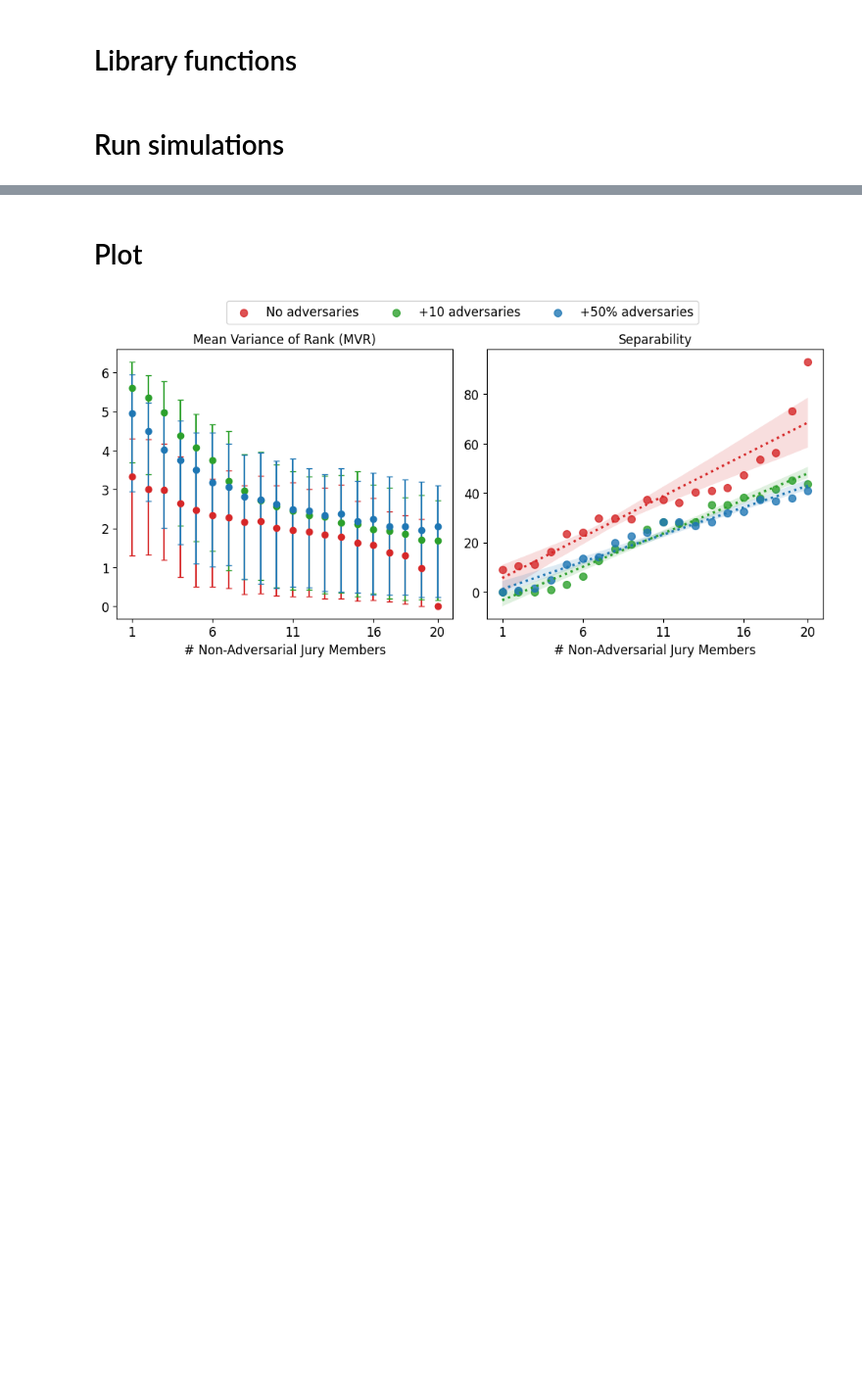
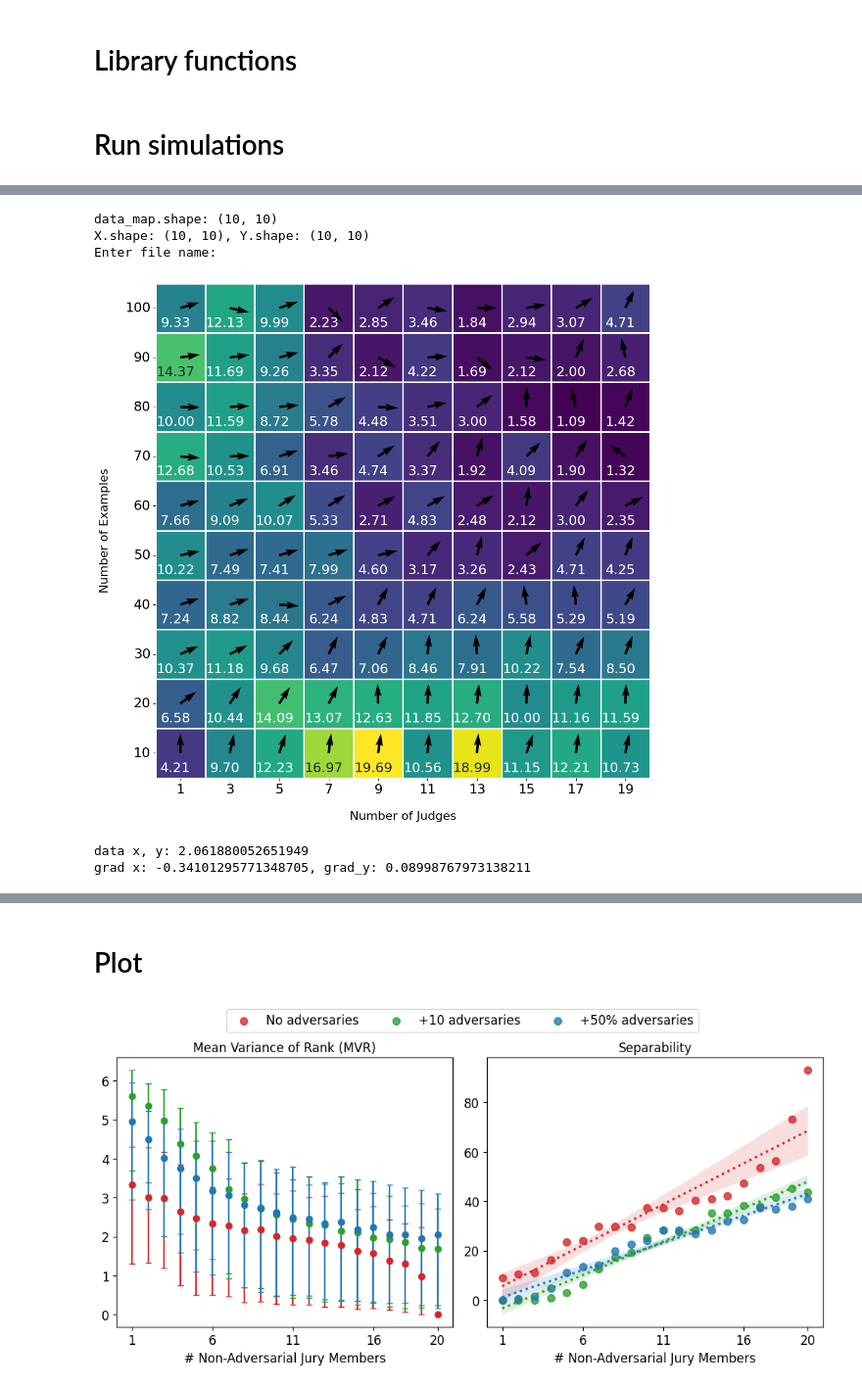
Before and after one commit to llm-council/llm-council, a Jupyter notebook: analysis/jury_ablation.ipynb, the cells around one changed output, grey strips where cells are left out. Shown at 98% size. Drawn from its saved outputs; the diff is of its cells as text; code cells hidden in the pictures; blank space fills up the shorter version.

```diff
--- a/analysis/jury_ablation.ipynb
+++ b/analysis/jury_ablation.ipynb
@@ -9,7 +9,7 @@ import math
 from sklearn.linear_model import LogisticRegression
 from collections import defaultdict
 
-REFERENCE_LLM = "qwen1.5-32B-Chat"
+REFERENCE_LLM_JUDGE = "qwen1.5-32B-Chat"
 # %% [markdown]
 # Load data
 # %%
@@ -435,0 +488,12 @@ def get_jury_ablation_stats(
+# %%
+from IPython.display import display
+
+SEPARABILITY = 'separability.mean'
+MVR = 'rank_std.mean'
+
+graph = SEPARABILITY
+data_map = pd.concat([d[graph] for d in reversed(data)], axis=1).T
+if (shrink := True):
+    data_map = data_map.iloc[:, ::2]
+display(data_map)
+data_map = data_map.to_numpy()
@@ -435,0 +512,62 @@ def get_jury_ablation_stats(
+# %%
+import matplotlib.pyplot as plt
+import seaborn as sns
+
+plt.rcParams.update({'font.size': 18})
+plt.figure(figsize=(12, 12))
+
+standard = False
+gradient_plot = not standard
+
+if (standard):
+    # Plot the heatmap
+    ax = sns.heatmap(data_map, annot=True, fmt=".2f", cmap="viridis", cbar=False, linewidths=2,
+                     yticklabels=range(100, 0, -10), xticklabels=range(1, 21, 2), annot_kws={"size": 18})
+    ax.set_aspect(1)
+    # ax.invert_yaxis()
+    plt.yticks(rotation=0)
+elif (gradient_plot):
+    # grad_x, grad_y = np.gradient([data_map[i, :] for i in range(data_map.shape[0]))
+    grad_x = np.vstack([np.gradient(data_map[i, :]) for i in range(data_map.shape[0])])
+    grad_y = np.vstack([np.gradient(data_map[:, i]) for i in range(data_map.shape[1])]).T
+
+    magnitude = np.sqrt(grad_x**2 + grad_y**2)
+    grad_x_norm, grad_y_norm = grad_x / (magnitude + 1e-5), grad_y / (magnitude + 1e-5)
+    ax = sns.heatmap(magnitude, annot=True, fmt=".2f", cmap="viridis", cbar=False, linewidths=2,
+                 yticklabels=range(100, 0, -10), xticklabels=range(1, 21, 2), annot_kws={"size": 18})
+    ax.set_aspect(1)
+    plt.yticks(rotation=0)
+
+    for text in ax.texts:
+        # Move the text slightly, e.g., to the top-left corner of each cell
+        text.set_position((text.get_position()[0] - 0.1, text.get_position()[1] + 0.3))
+    X, Y = np.meshgrid(np.arange(data_map.shape[1]) + 0.5, np.arange(data_map.shape[0]) + 0.5)
+    print(f'data_map.shape: {data_map.shape}')
+    print(f'X.shape: {X.shape}, Y.shape: {Y.shape}')
+    # plt.quiver(X, Y, grad_x, grad_y, angles='xy', scale_units='xy', scale=0.5, color='black', pivot='tip')
+    if graph == SEPARABILITY:
+        plt.quiver(X, Y, grad_x_norm, grad_y_norm, angles='xy', scale_units='xy', scale=2.5, width=0.005, color='black')
+    elif graph == MVR:
+        plt.quiver(X, Y, grad_x_norm * -1, grad_y_norm * -1, angles='xy', scale_units='xy', scale=2.5, width=0.005, color='black')
+
+# Set labels
+ax.set_ylabel("Number of Examples", fontsize=16, labelpad=20)
+ax.set_xlabel("Number of Judges", fontsize=16, labelpad=20)
+
+# Show the plot
+fname = input("Enter file name: ")
+if fname:
+    plt.savefig(f"./{fname}.pdf")
+plt.show()
+# %% [output]
+data_map.shape: (10, 10)
+X.shape: (10, 10), Y.shape: (10, 10)
+Enter file name:
+[figure, added]
+# %%
+x, y = 0, 0
+print(f'data x, y: {data_map[x, y]}')
+print(f'grad x: {grad_x[x, y]}, grad_y: {grad_y[x, y]}')
+# %% [output]
+data x, y: 2.061880052651949
+grad x: -0.34101295771348705, grad_y: 0.08998767973138211
```
Also changed, not shown: parts of 8 cells of this notebook, 4 other files.
